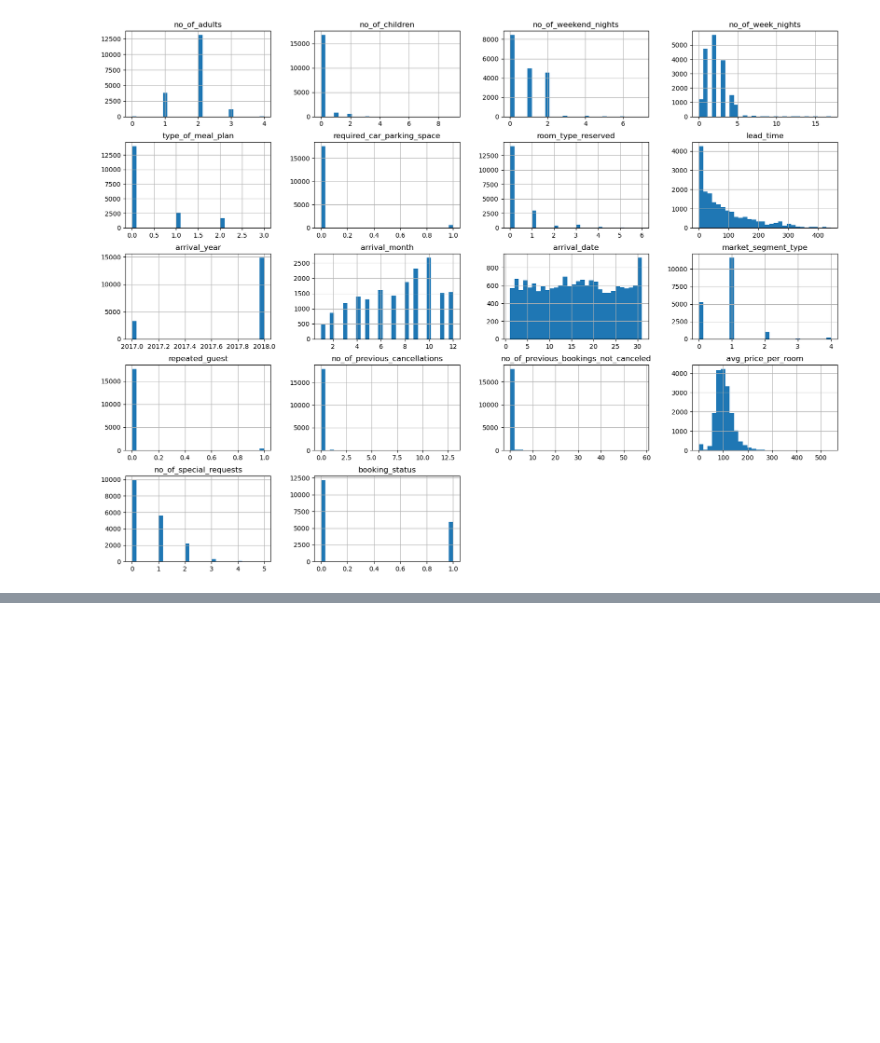
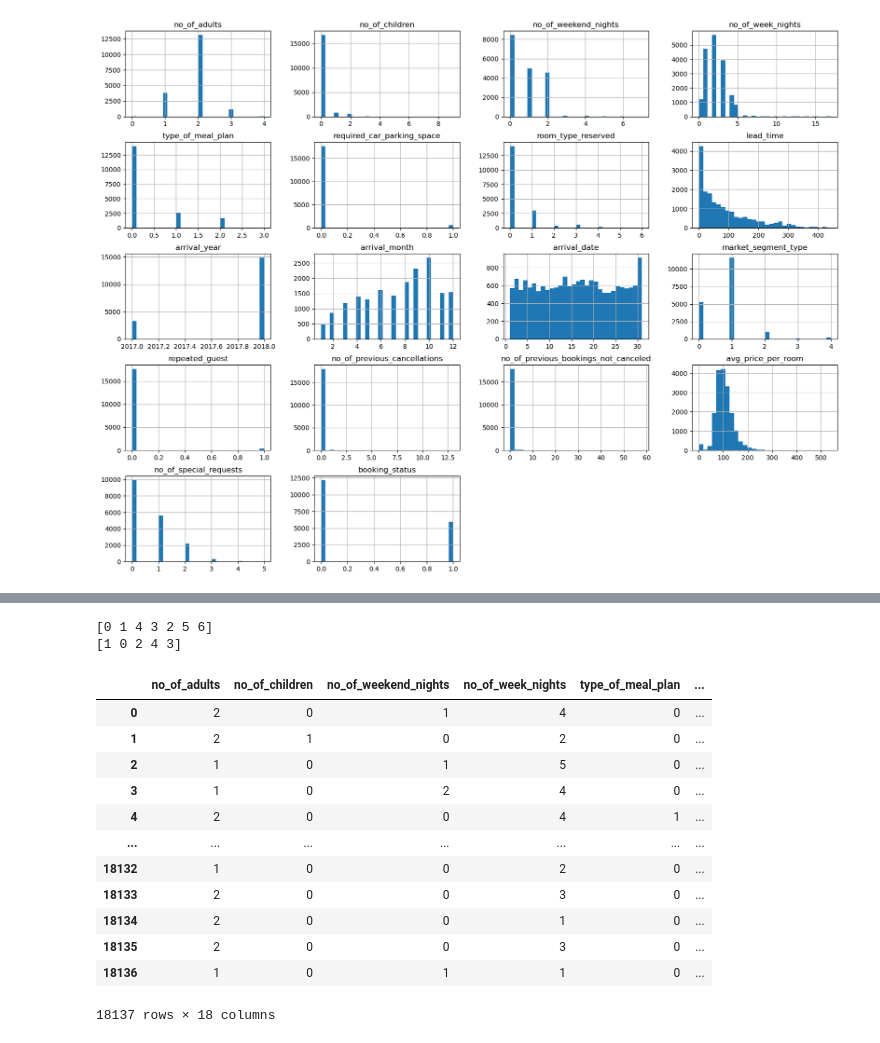
Before and after one commit to tommi-j/hausarbeit-ml, a Jupyter notebook: app.ipynb, the cells around one changed output, grey strips where cells are left out. Cells and saved outputs as stored; diff of their text form; code cells hidden in the pictures; blank space fills up the shorter version.

```diff
--- a/app.ipynb
+++ b/app.ipynb
@@ -242,3 +259,28 @@ Betrachtet man die Verteilungen der einzelnen Merkmale genauer, so fällt auf, d
+# %%
+print(df_train['room_type_reserved'].unique())
+print(df_train['market_segment_type'].unique())
+
+[0 1 4 3 2 5 6]
+[1 0 2 4 3]
+# %% [output]
+[0 1 4 3 2 5 6]
+[1 0 2 4 3]
+# %%
+df_train
+# %% [output]
+|  | no_of_adults | no_of_children | no_of_weekend_nights | no_of_week_nights | type_of_meal_plan | ... |
+| 0 | 2 | 0 | 1 | 4 | 0 | ... |
+| 1 | 2 | 1 | 0 | 2 | 0 | ... |
+| 2 | 1 | 0 | 1 | 5 | 0 | ... |
+| 3 | 1 | 0 | 2 | 4 | 0 | ... |
+| 4 | 2 | 0 | 0 | 4 | 1 | ... |
+| ... | ... | ... | ... | ... | ... | ... |
+| 18132 | 1 | 0 | 0 | 2 | 0 | ... |
+| 18133 | 2 | 0 | 0 | 3 | 0 | ... |
+| 18134 | 2 | 0 | 0 | 1 | 0 | ... |
+| 18135 | 2 | 0 | 0 | 3 | 0 | ... |
+| 18136 | 1 | 0 | 1 | 1 | 0 | ... |
+18137 rows × 18 columns
 # %%
 df_train.corr() < -0.3
 # %% [output]
```
Also changed, not shown: parts of 4 cells of this notebook.
